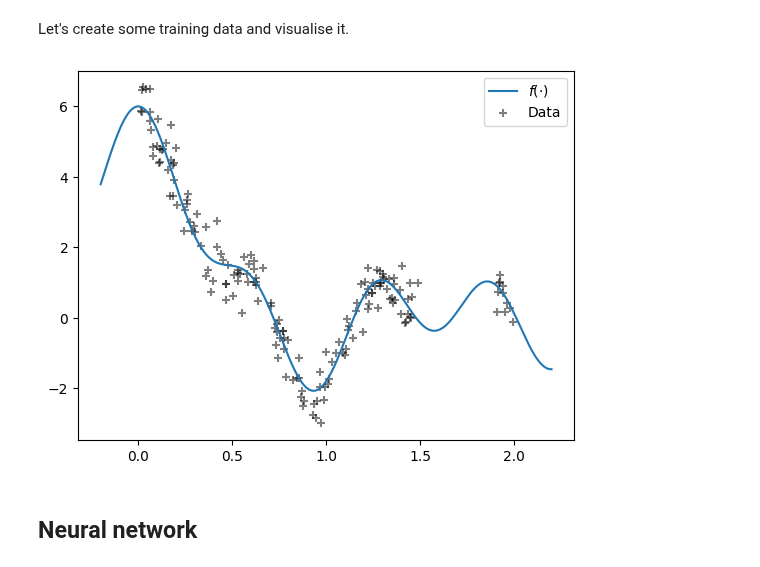
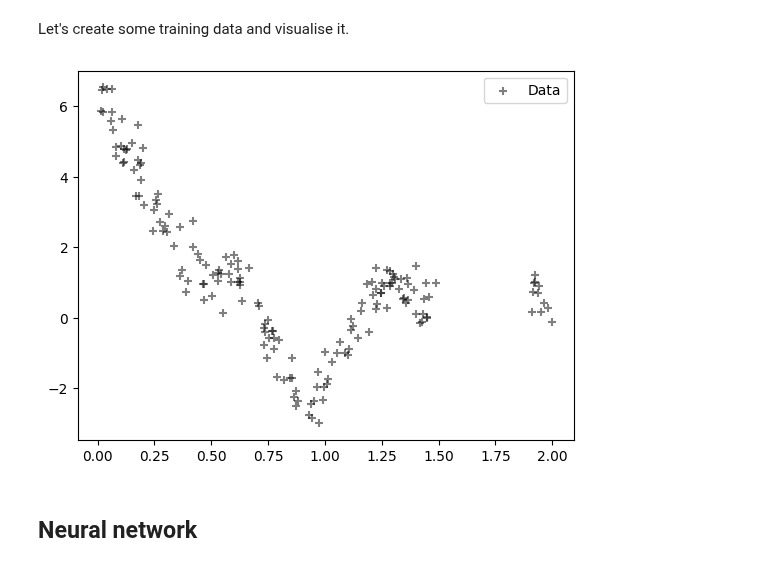
Before and after one commit to AaltoML/sfr, a Jupyter notebook: notebooks/1D-regression-and-dual-updates.ipynb, the cells around one changed output. Cells and saved outputs as stored; diff of their text form; code cells hidden in the pictures.

```diff
--- a/notebooks/1D-regression-and-dual-updates.ipynb
+++ b/notebooks/1D-regression-and-dual-updates.ipynb
@@ -37,26 +35,25 @@ Let's create some training data and visualise it.
 # %%
 X_train = torch.rand((200, 1)) * 2
 X_train = torch.concat([X_train[X_train < 1.5].reshape(-1, 1), X_train[X_train > 1.9].reshape(-1, 1)], 0)
 Y_train = func(X_train, noise=True)
 data = (X_train, Y_train)
 X_test = torch.linspace(-0.2, 2.2, 200, dtype=torch.float64).reshape(-1, 1)
 
 def plot_func(fig, ax):
-    plt.plot(X_test, func(X_test, noise=False), label="$f(\cdot)$")
+#     plt.plot(X_test, func(X_test, noise=False), label="$f(\cdot)$")
     plt.scatter(X_train[:, 0],
                 Y_train[:, 0],
                 marker="+",
                 color="k",
                 alpha=0.5,
                 linewidth=1.5,
                 label="Data")
     ax.legend()
 
-
 fig, ax = plt.subplots()
 plot_func(fig, ax)
 # %% [output]
-[figure, old version]
+[figure, new version]
 # %% [markdown]
 ## Neural network
 # %% [markdown]
```
Also changed, not shown: parts of 29 cells of this notebook.
